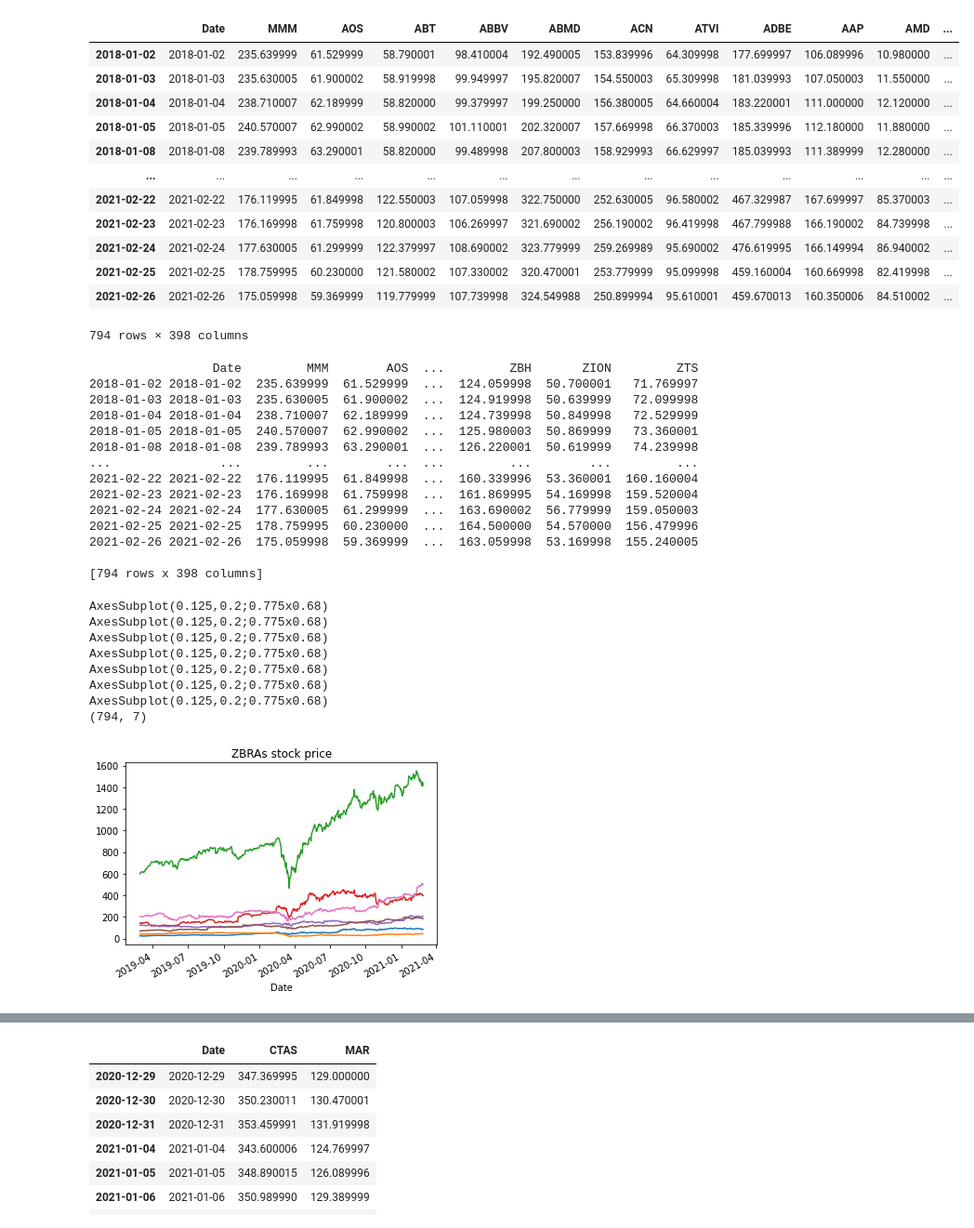
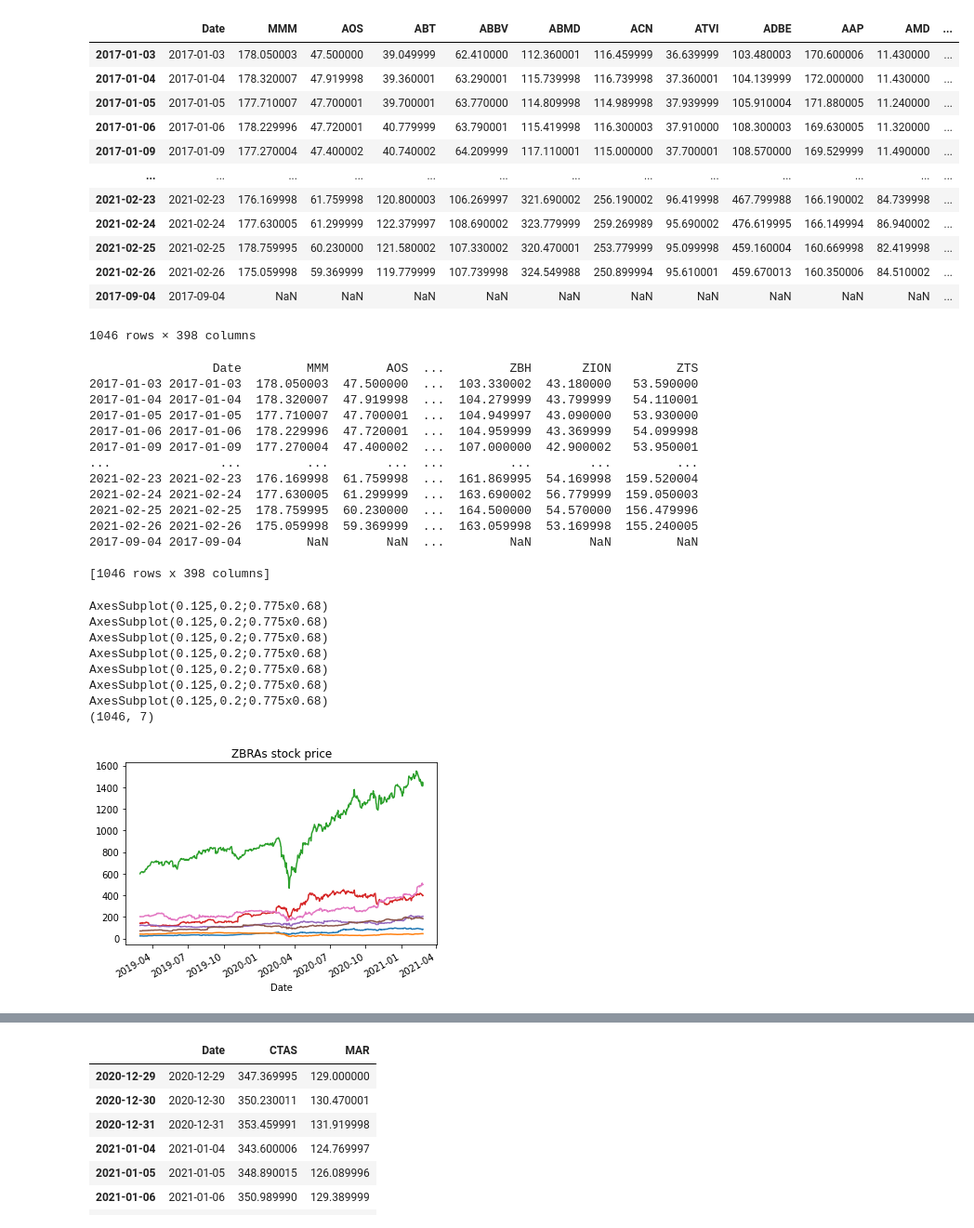
Before and after one commit to xanasa14/Finances, a Jupyter notebook: DownloadingDataYahooFinance.ipynb, the cells around one changed output, grey strips where cells are left out. Shown: that part at 93% size. Cells and saved outputs as stored; diff of their text form; code cells hidden in the pictures.

```diff
--- a/DownloadingDataYahooFinance.ipynb
+++ b/DownloadingDataYahooFinance.ipynb
@@ -28,11 +28,13 @@ import yfinance as yf
 from yahoofinancials import YahooFinancials
 # %%
 #companies = ['TSLA',"AMZN",'WMT','GOOG',"WEN","TGT",'T','TMUS', 'VZ','CTSH',"ACN"]
-startDate = "2018-01-02"
+#startDate = "2018-01-02"
+startDate = "2017-01-01"
+
 endDate = "2021-02-27"
 companies = [
 'MMM', 'AOS', 'ABT', 'ABBV', 'ABMD', 'ACN', 'ATVI', 'ADBE', 'AAP', 'AMD', 'AES', 'AFL', 'A', 'APD', 'AKAM', 'ALK', 'ALB',
-'ARE', 'ALXN', 'ALGN', 'ALLE', 'LNT', 'ALL', 'GOOGL', 'MO', 'AMZN', 'AMCR', 'AEE', 'AAL', 'AEP', 'AXP', 'AIG', 'AMT', 'AWK', 'AMP', 'ABC', 'AME',
+'ARE', 'ALXN', 'ALGN', 'ALLE', 'LNT', 'ALL',  'GOOGL', 'MO', 'AMZN', 'AMCR', 'AEE', 'AAL', 'AEP', 'AXP', 'AIG', 'AMT', 'AWK', 'AMP', 'ABC', 'AME',
 'AMGN', 'APH', 'ADI', 'ANSS', 'ANTM', 'AON','APA', 'AAPL', 'AMAT', 'APTV', 'ADM', 'ANET', 'AJG', 'AIZ', 'ATO', 'ADSK', 'ADP', 'AZO', 'AVB', 'AVY',
 'BKR', 'BLL', 'BAC', 'BAX', 'BDX', 'BBY', 'BIO', 'BIIB','BLK', 'BA', 'BKNG', 'BWA', 'BXP', 'BSX', 'BMY', 'AVGO', 'BR', 'CHRW', 'COG', 'CDNS',
 'CPB', 'COF', 'CAH', 'KMX', 'CCL', 'CAT', 'CBOE', 'CBRE', 'CDW', 'CE', 'CNC', 'CNP', 'LUMN','CERN','CF','SCHW', 'CHTR', 'CVX', 'CMG', 'CB',
@@ -53,45 +55,45 @@ companies = [
 'XRX', 'XLNX', 'XYL', 'YUM', 'ZBRA', 'ZBH', 'ZION', 'ZTS'
 ]
 
 finalData=pd.DataFrame()
 for company in companies:
   tsla_df = yf.download(company,
                       start=startDate,
                       end=endDate,
                       progress=False)
   tsla_df = tsla_df.drop(columns=['Open', 'High','Low', 'Volume',"Adj Close"])
   tsla_df = tsla_df.rename(columns={'Close': company})
   tmp = tsla_df[str(company)]
 
   finalData = finalData.append(tmp, ignore_index=True)
 finalData
 finalData = finalData.T # or df2.transpose()
 for i in range(len(companies)):
   finalData = finalData.rename(columns={i: companies[i]})
 
 
 
 
 finalData['Date'] = finalData.index
 col_name="Date"
 first_col = finalData.pop(col_name)
 finalData.insert(0, col_name, first_col)
 finalData.to_csv('/content/drive/MyDrive/YahooData/YahooFinanceData.csv', index = False, header=True)
 finalData
 # %% [output]
 |  | Date | MMM | AOS | ABT | ABBV | ABMD | ACN | ATVI | ADBE | AAP | AMD | ... |
-| 2018-01-02 | 2018-01-02 | 235.639999 | 61.529999 | 58.790001 | 98.410004 | 192.490005 | 153.839996 | 64.309998 | 177.699997 | 106.089996 | 10.980000 | ... |
-| 2018-01-03 | 2018-01-03 | 235.630005 | 61.900002 | 58.919998 | 99.949997 | 195.820007 | 154.550003 | 65.309998 | 181.039993 | 107.050003 | 11.550000 | ... |
-| 2018-01-04 | 2018-01-04 | 238.710007 | 62.189999 | 58.820000 | 99.379997 | 199.250000 | 156.380005 | 64.660004 | 183.220001 | 111.000000 | 12.120000 | ... |
-| 2018-01-05 | 2018-01-05 | 240.570007 | 62.990002 | 58.990002 | 101.110001 | 202.320007 | 157.669998 | 66.370003 | 185.339996 | 112.180000 | 11.880000 | ... |
-| 2018-01-08 | 2018-01-08 | 239.789993 | 63.290001 | 58.820000 | 99.489998 | 207.800003 | 158.929993 | 66.629997 | 185.039993 | 111.389999 | 12.280000 | ... |
+| 2017-01-03 | 2017-01-03 | 178.050003 | 47.500000 | 39.049999 | 62.410000 | 112.360001 | 116.459999 | 36.639999 | 103.480003 | 170.600006 | 11.430000 | ... |
+| 2017-01-04 | 2017-01-04 | 178.320007 | 47.919998 | 39.360001 | 63.290001 | 115.739998 | 116.739998 | 37.360001 | 104.139999 | 172.000000 | 11.430000 | ... |
+| 2017-01-05 | 2017-01-05 | 177.710007 | 47.700001 | 39.700001 | 63.770000 | 114.809998 | 114.989998 | 37.939999 | 105.910004 | 171.880005 | 11.240000 | ... |
+| 2017-01-06 | 2017-01-06 | 178.229996 | 47.720001 | 40.779999 | 63.790001 | 115.419998 | 116.300003 | 37.910000 | 108.300003 | 169.630005 | 11.320000 | ... |
+| 2017-01-09 | 2017-01-09 | 177.270004 | 47.400002 | 40.740002 | 64.209999 | 117.110001 | 115.000000 | 37.700001 | 108.570000 | 169.529999 | 11.490000 | ... |
 | ... | ... | ... | ... | ... | ... | ... | ... | ... | ... | ... | ... | ... |
-| 2021-02-22 | 2021-02-22 | 176.119995 | 61.849998 | 122.550003 | 107.059998 | 322.750000 | 252.630005 | 96.580002 | 467.329987 | 167.699997 | 85.370003 | ... |
 | 2021-02-23 | 2021-02-23 | 176.169998 | 61.759998 | 120.800003 | 106.269997 | 321.690002 | 256.190002 | 96.419998 | 467.799988 | 166.190002 | 84.739998 | ... |
 | 2021-02-24 | 2021-02-24 | 177.630005 | 61.299999 | 122.379997 | 108.690002 | 323.779999 | 259.269989 | 95.690002 | 476.619995 | 166.149994 | 86.940002 | ... |
 | 2021-02-25 | 2021-02-25 | 178.759995 | 60.230000 | 121.580002 | 107.330002 | 320.470001 | 253.779999 | 95.099998 | 459.160004 | 160.669998 | 82.419998 | ... |
 | 2021-02-26 | 2021-02-26 | 175.059998 | 59.369999 | 119.779999 | 107.739998 | 324.549988 | 250.899994 | 95.610001 | 459.670013 | 160.350006 | 84.510002 | ... |
+| 2017-09-04 | 2017-09-04 | NaN | NaN | NaN | NaN | NaN | NaN | NaN | NaN | NaN | NaN | ... |
-794 rows × 398 columns
+1046 rows × 398 columns
 # %%
 #Check if any Columns have empty values(NAN)
 finalData.sort_values(by=['Date'])
@@ -99,19 +101,19 @@ finalData.columns[finalData.isna().any()].tolist()
 print(finalData)
 # %% [output]
                  Date         MMM        AOS  ...         ZBH       ZION         ZTS
-2018-01-02 2018-01-02  235.639999  61.529999  ...  124.059998  50.700001   71.769997
-2018-01-03 2018-01-03  235.630005  61.900002  ...  124.919998  50.639999   72.099998
-2018-01-04 2018-01-04  238.710007  62.189999  ...  124.739998  50.849998   72.529999
-2018-01-05 2018-01-05  240.570007  62.990002  ...  125.980003  50.869999   73.360001
-2018-01-08 2018-01-08  239.789993  63.290001  ...  126.220001  50.619999   74.239998
+2017-01-03 2017-01-03  178.050003  47.500000  ...  103.330002  43.180000   53.590000
+2017-01-04 2017-01-04  178.320007  47.919998  ...  104.279999  43.799999   54.110001
+2017-01-05 2017-01-05  177.710007  47.700001  ...  104.949997  43.090000   53.930000
+2017-01-06 2017-01-06  178.229996  47.720001  ...  104.959999  43.369999   54.099998
+2017-01-09 2017-01-09  177.270004  47.400002  ...  107.000000  42.900002   53.950001
 ...               ...         ...        ...  ...         ...        ...         ...
-2021-02-22 2021-02-22  176.119995  61.849998  ...  160.339996  53.360001  160.160004
 2021-02-23 2021-02-23  176.169998  61.759998  ...  161.869995  54.169998  159.520004
 2021-02-24 2021-02-24  177.630005  61.299999  ...  163.690002  56.779999  159.050003
 2021-02-25 2021-02-25  178.759995  60.230000  ...  164.500000  54.570000  156.479996
 2021-02-26 2021-02-26  175.059998  59.369999  ...  163.059998  53.169998  155.240005
+2017-09-04 2017-09-04         NaN        NaN  ...         NaN        NaN         NaN
 
-[794 rows x 398 columns]
+[1046 rows x 398 columns]
 # %%
 goodCompanies = ['AMD','AIG','CMG','DXCM','LLY','TGT','ZBRA']
 for company in goodCompanies[:len(goodCompanies)]:
@@ -129,7 +131,7 @@ AxesSubplot(0.125,0.2;0.775x0.68)
 AxesSubplot(0.125,0.2;0.775x0.68)
 AxesSubplot(0.125,0.2;0.775x0.68)
 AxesSubplot(0.125,0.2;0.775x0.68)
-(794, 7)
+(1046, 7)
 [figure]
 # %%
 import plotly.express as px
```
Also changed, not shown: parts of 2 cells of this notebook.
